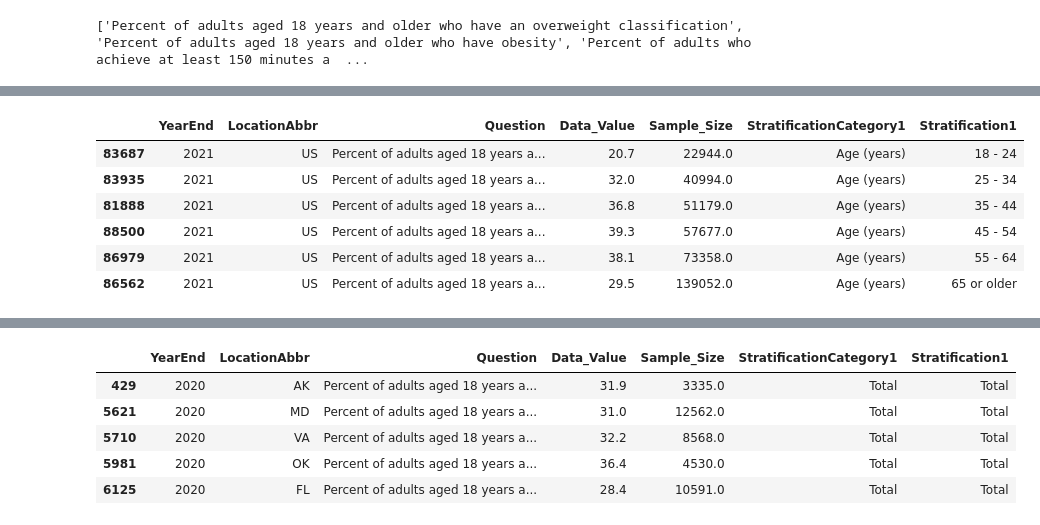
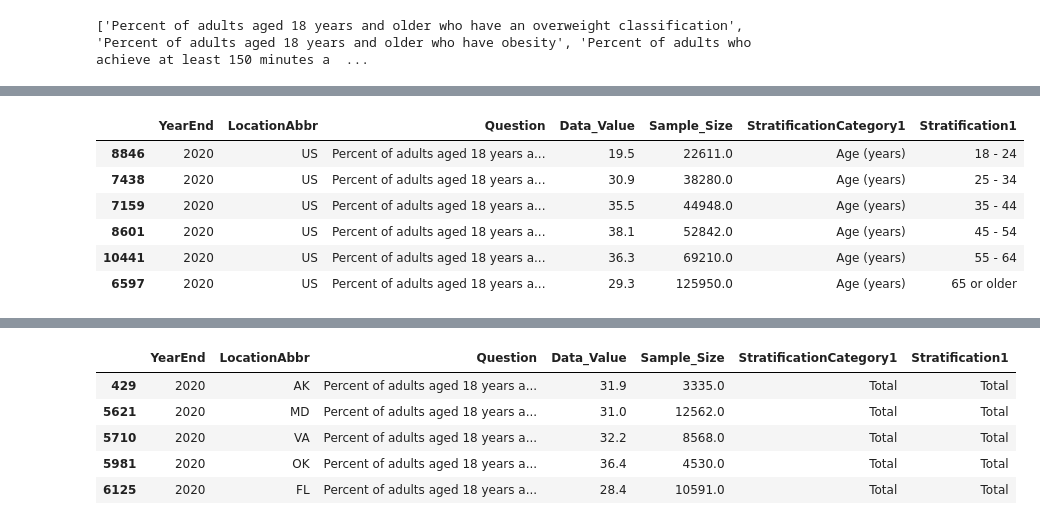
Before and after one commit to sma005/project-one-group-4, a Jupyter notebook: obesity_study_csv.ipynb, the cells around one changed output, grey strips where cells are left out. Cells and saved outputs as stored; diff of their text form; code cells hidden in the pictures.

```diff
--- a/obesity_study_csv.ipynb
+++ b/obesity_study_csv.ipynb
@@ -68,19 +61,19 @@ obese_df = data_df[data_df['Question'] == 'Percent of adults aged 18 years and o
 # %%
 age_data_df = data_df.loc[:,['YearEnd','LocationAbbr','Question','Data_Value','Sample_Size','StratificationCategory1','Stratification1']]
 
-age_data_df = age_data_df[age_data_df['YearEnd']==2021]
+age_data_df = age_data_df[age_data_df['YearEnd']==2020]
 age_data_df = age_data_df[age_data_df['LocationAbbr']=='US']
 age_data_df = age_data_df[age_data_df['StratificationCategory1']=='Age (years)']
 age_data_df = age_data_df[age_data_df['Question']=='Percent of adults aged 18 years and older who have obesity']
 age_data_df = age_data_df.sort_values(by='Stratification1', ascending=True)
 
 age_data_df
 # %% [output]
 |  | YearEnd | LocationAbbr | Question | Data_Value | Sample_Size | StratificationCategory1 | Stratification1 |
-| 83687 | 2021 | US | Percent of adults aged 18 years a... | 20.7 | 22944.0 | Age (years) | 18 - 24 |
-| 83935 | 2021 | US | Percent of adults aged 18 years a... | 32.0 | 40994.0 | Age (years) | 25 - 34 |
-| 81888 | 2021 | US | Percent of adults aged 18 years a... | 36.8 | 51179.0 | Age (years) | 35 - 44 |
-| 88500 | 2021 | US | Percent of adults aged 18 years a... | 39.3 | 57677.0 | Age (years) | 45 - 54 |
-| 86979 | 2021 | US | Percent of adults aged 18 years a... | 38.1 | 73358.0 | Age (years) | 55 - 64 |
-| 86562 | 2021 | US | Percent of adults aged 18 years a... | 29.5 | 139052.0 | Age (years) | 65 or older |
+| 8846 | 2020 | US | Percent of adults aged 18 years a... | 19.5 | 22611.0 | Age (years) | 18 - 24 |
+| 7438 | 2020 | US | Percent of adults aged 18 years a... | 30.9 | 38280.0 | Age (years) | 25 - 34 |
+| 7159 | 2020 | US | Percent of adults aged 18 years a... | 35.5 | 44948.0 | Age (years) | 35 - 44 |
+| 8601 | 2020 | US | Percent of adults aged 18 years a... | 38.1 | 52842.0 | Age (years) | 45 - 54 |
+| 10441 | 2020 | US | Percent of adults aged 18 years a... | 36.3 | 69210.0 | Age (years) | 55 - 64 |
+| 6597 | 2020 | US | Percent of adults aged 18 years a... | 29.3 | 125950.0 | Age (years) | 65 or older |
 # %%
```
Also changed, not shown: parts of 8 cells of this notebook.
